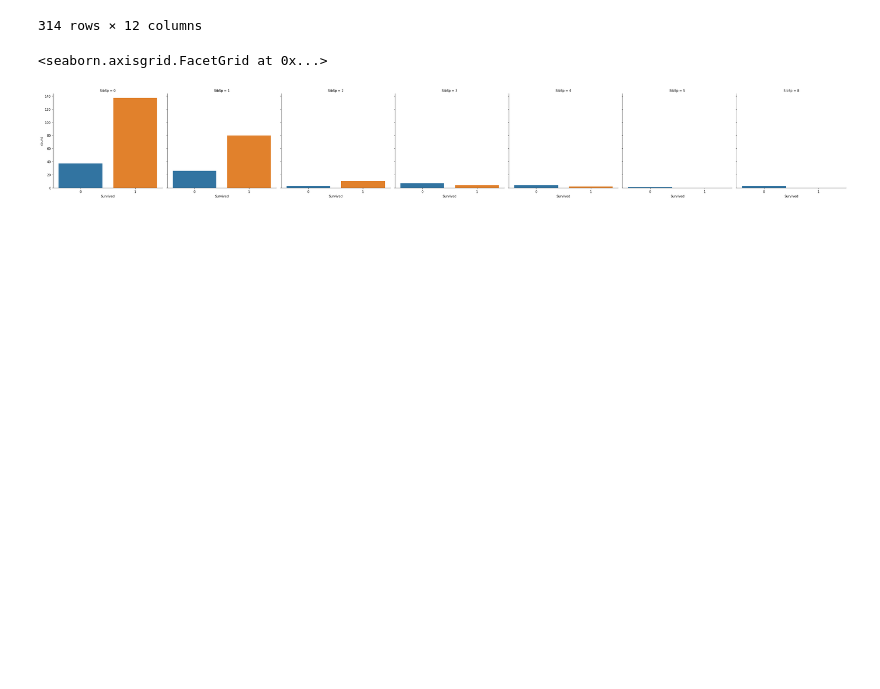
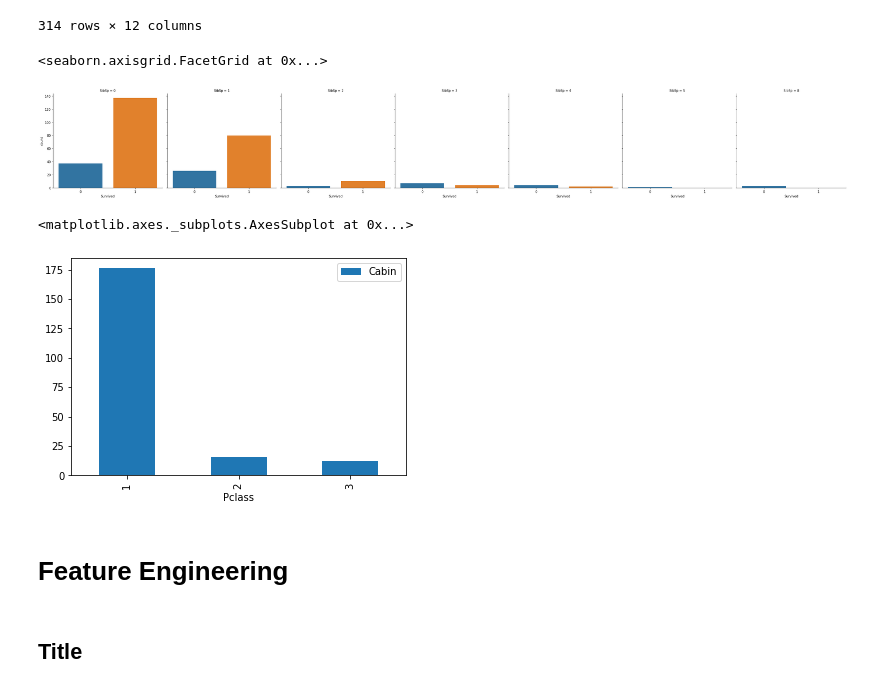
Before and after one commit to vichShir/kaggle-getting-started-competitions, a Jupyter notebook: Titanic/Titanic Notebook.ipynb, the cells around one changed output. Saved outputs shown, nothing was run; the diff lists cells and outputs as text; code cells hidden in the pictures; blank space fills up the shorter version.

```diff
--- a/Titanic/Titanic Notebook.ipynb
+++ b/Titanic/Titanic Notebook.ipynb
@@ -51,0 +106,3 @@ memory usage: 66.2+ KB
+# %%
+df_train['Age'] = df_train['Age'].fillna(-1)
+df_test['Age'] = df_test['Age'].fillna(-1)
@@ -130,3 +207,12 @@ sns.factorplot(x="Survived", col="SibSp", kind="count", data = df_women)
 # %% [output]
 <seaborn.axisgrid.FacetGrid at 0x...>
 [figure]
+# %%
+df_train.groupby('Pclass').count()[['Cabin']].plot.bar()
+# %% [output]
+<matplotlib.axes._subplots.AxesSubplot at 0x...>
+[figure, added]
+# %% [markdown]
+# Feature Engineering
+# %% [markdown]
+## Title
```
Also changed, not shown: parts of 56 cells of this notebook.
